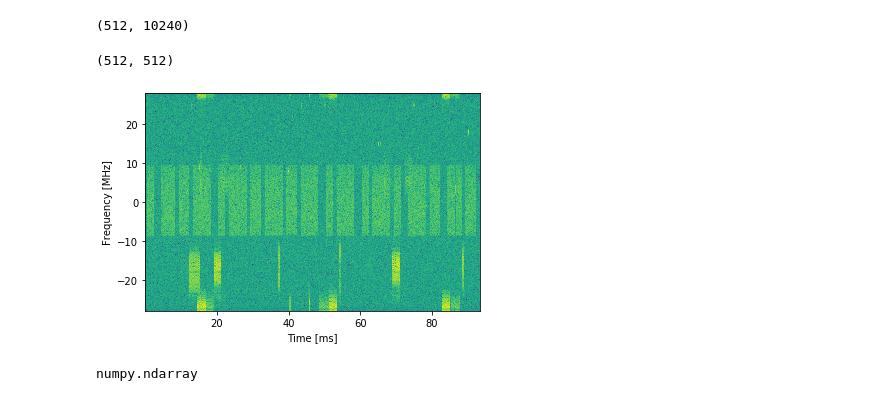
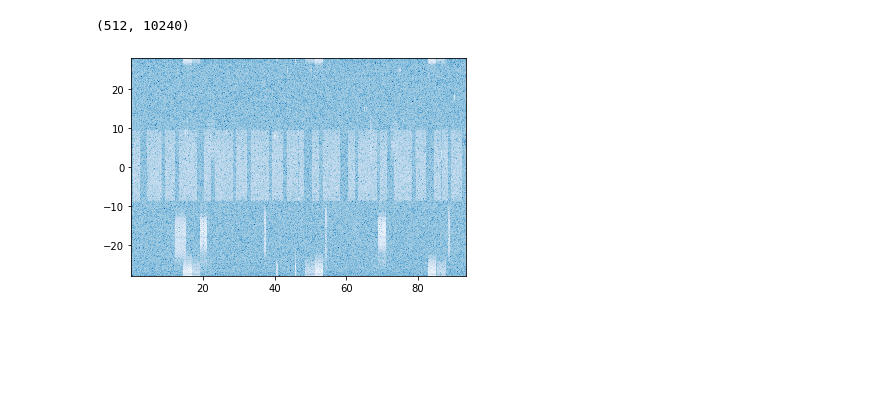
Before and after one commit to planewave/mario, a Jupyter notebook: data/spcg.ipynb, the cells around one changed output. Saved outputs shown, nothing was run; the diff lists cells and outputs as text; code cells hidden in the pictures; blank space fills up the shorter version.

```diff
--- a/data/spcg.ipynb
+++ b/data/spcg.ipynb
@@ -27,18 +27,14 @@ Sxx.shape
 # %%
 deci = 20
 pxx = 10 * np.log10(Sxx[:, ::deci])
-pxx.shape
+pxx = fftshift(pxx, axes=0)
+# save
+plt.imsave('Blues_r.jpg', pxx, cmap='Blues_r')
-# %% [output]
-(512, 512)
 # %%
 txx = t[::deci]
-plt.pcolormesh(txx * 1000, fftshift(freq / 1e6), fftshift(pxx, axes=0))
-plt.ylabel('Frequency [MHz]')
-plt.xlabel('Time [ms]')
+plt.pcolormesh(txx * 1000, fftshift(freq / 1e6), pxx, cmap='Blues_r');
+# plt.ylabel('Frequency [MHz]')
+# plt.xlabel('Time [ms]')
 plt.show()
 # %% [output]
-[figure, old version]
+[figure, new version]
-# %%
-type(f)
-# %% [output]
-numpy.ndarray
```
